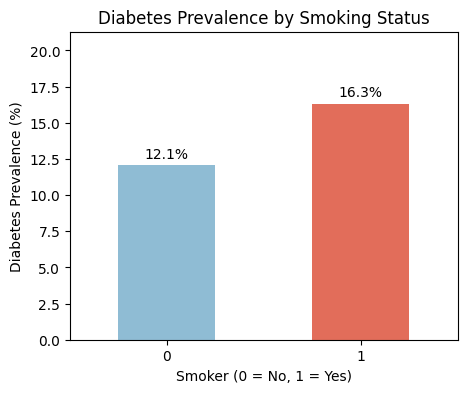
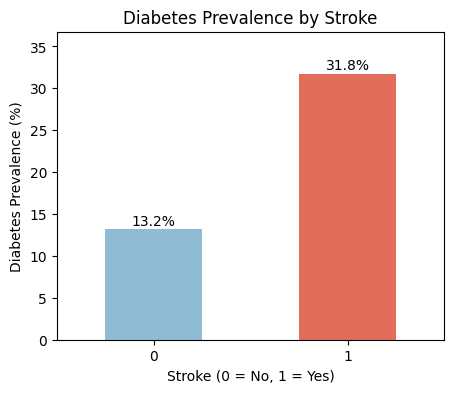
Code edit (unified diff) that turned the first committed figure into the second:
--- before
+++ after
@@ -1,19 +1,20 @@
-ct_smoker = pd.crosstab(df['Smoker'], df['Diabetes_binary'], normalize='index')
-ct_smoker_pct = ct_smoker[1] * 100
+ct_stroke = pd.crosstab(df['Stroke'], df['Diabetes_binary'], normalize='index')
+ct_stroke_pct = ct_stroke[1] * 100
 
 plt.figure(figsize=(5,4))
 
-ct_smoker_pct.plot(kind='bar', color=['#8FBCD4', '#E26D5A'])
+ct_stroke_pct.plot(kind='bar', color=['#8FBCD4', '#E26D5A'])
 
 # labels
-for i, v in enumerate(ct_smoker_pct):
+for i, v in enumerate(ct_stroke_pct):
     plt.text(i, v + 0.5, f"{v:.1f}%", ha='center')
 
-plt.title('Diabetes Prevalence by Smoking Status')
-plt.xlabel('Smoker (0 = No, 1 = Yes)')
+plt.title('Diabetes Prevalence by Stroke')
+plt.xlabel('Stroke (0 = No, 1 = Yes)')
 plt.ylabel('Diabetes Prevalence (%)')
 
-plt.ylim(0, max(ct_smoker_pct) + 5)
+plt.ylim(0, max(ct_stroke_pct) + 5)
 plt.xticks(rotation=0)
 
+
 plt.show()

Commit: Edited EDA